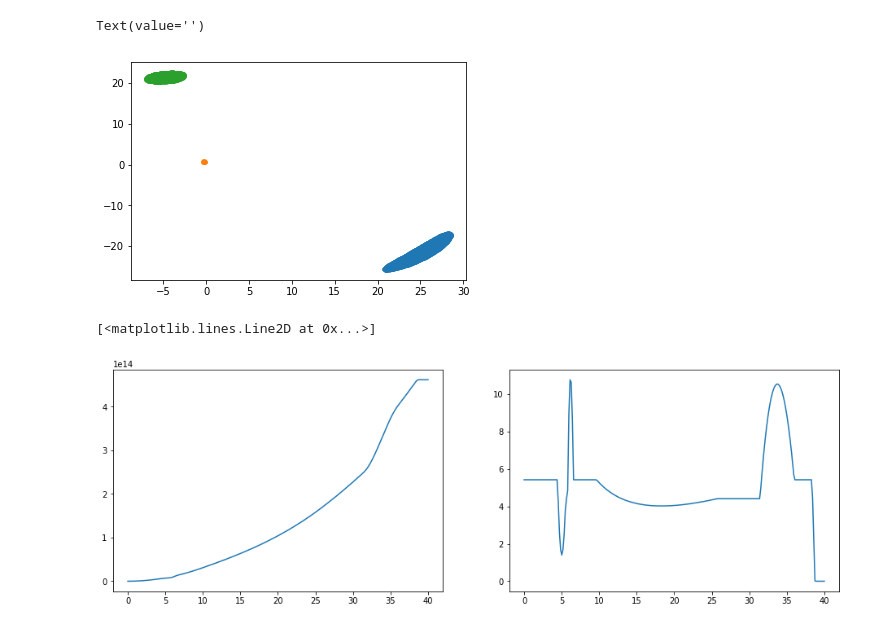
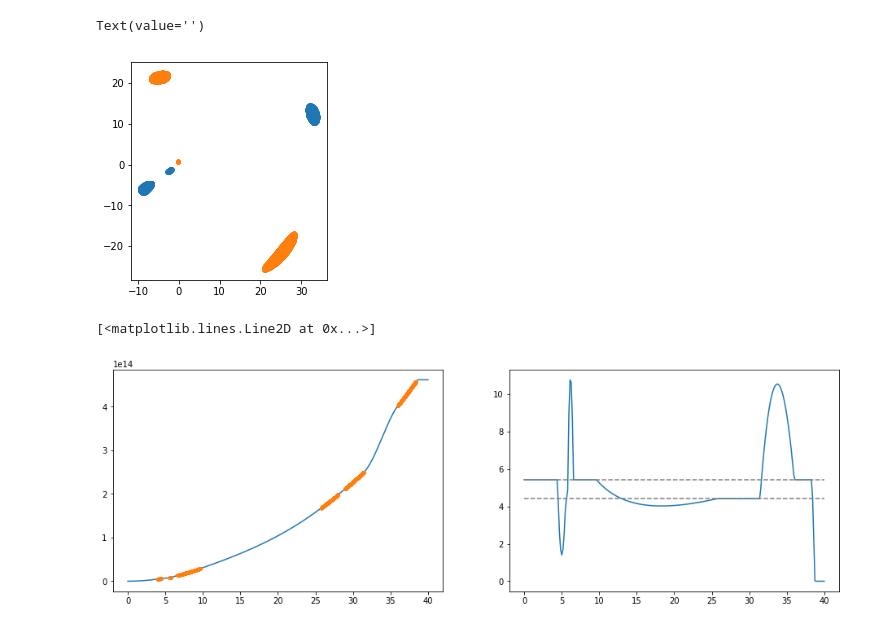
Before and after one commit to j0r1/GRALE2, a Jupyter notebook: pygrale/doc/source/_static/scaledegen.ipynb, the cells around one changed output. Saved outputs shown, nothing was run; the diff lists cells and outputs as text; code cells hidden in the pictures.

```diff
--- a/pygrale/doc/source/_static/scaledegen.ipynb
+++ b/pygrale/doc/source/_static/scaledegen.ipynb
@@ -71,9 +71,10 @@ def pixelsToImagesData(pix):
 imgDat1 = pixelsToImagesData(src1ImagePixels)
 imgDat2 = pixelsToImagesData(src2ImagePixels)
 # %%
-plotutil.plotImagesData(imgDat2)
+plotutil.plotImagesData([imgDat1, imgDat2])
+plt.gca().set_aspect("equal")
 # %% [output]
-[figure, old version]
+[figure, new version]
 # %%
 def findMaxRadius(ctr, imgDat):
     maxDist = 0
@@ -254,8 +261,11 @@ density = dl.getRadialDensityProfile(thetas)
 plt.figure(figsize=(16, 5))
 plt.subplot(1,2,1)
 plt.plot(thetas/ANGLE_ARCSEC, enclosedMass/MASS_SUN)
+plt.plot(imgThetasCentered/ANGLE_ARCSEC, enclosedMassAtImages/MASS_SUN, '.')
 plt.subplot(1,2,2)
 plt.plot(thetas/ANGLE_ARCSEC, density)
+plt.plot([0,40],[critDens[0], critDens[0]], "--", color="gray")
+plt.plot([0,40],[critDens[1], critDens[1]], "--", color="gray")
 # %% [output]
 [<matplotlib.lines.Line2D at 0x...>]
-[figure, old version]
+[figure, new version]
```
Also changed, not shown: parts of 7 cells of this notebook, 1 other file.
